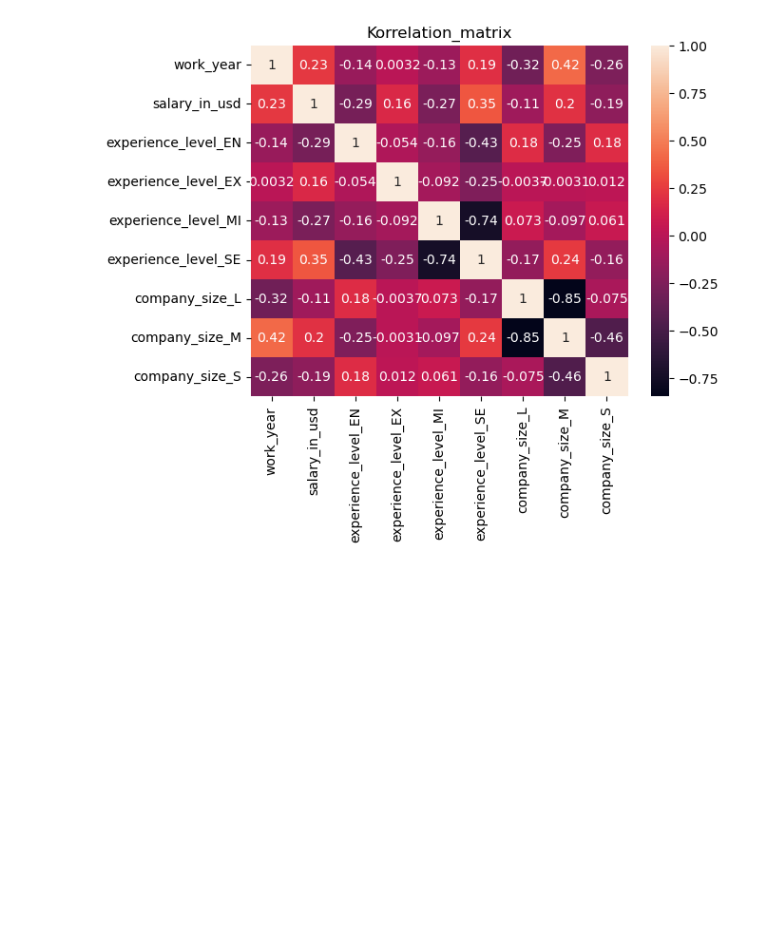
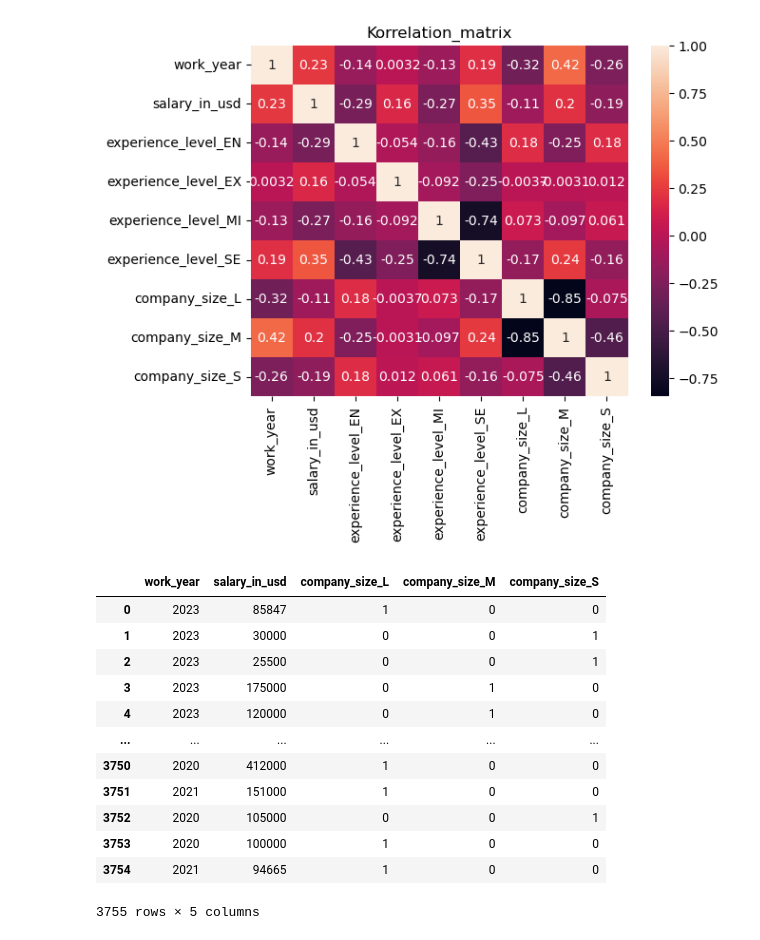
Before and after one commit to DrunkV/ML---EDA, a Jupyter notebook: data_science_salaries_2023.ipynb, the cells around one changed output. Cells and saved outputs as stored; diff of their text form; code cells hidden in the pictures; blank space fills up the shorter version.

```diff
--- a/data_science_salaries_2023.ipynb
+++ b/data_science_salaries_2023.ipynb
@@ -203,0 +191,16 @@ plt.show()
+# %%
+new_data
+# %% [output]
+|  | work_year | salary_in_usd | company_size_L | company_size_M | company_size_S |
+| 0 | 2023 | 85847 | 1 | 0 | 0 |
+| 1 | 2023 | 30000 | 0 | 0 | 1 |
+| 2 | 2023 | 25500 | 0 | 0 | 1 |
+| 3 | 2023 | 175000 | 0 | 1 | 0 |
+| 4 | 2023 | 120000 | 0 | 1 | 0 |
+| ... | ... | ... | ... | ... | ... |
+| 3750 | 2020 | 412000 | 1 | 0 | 0 |
+| 3751 | 2021 | 151000 | 1 | 0 | 0 |
+| 3752 | 2020 | 105000 | 0 | 0 | 1 |
+| 3753 | 2020 | 100000 | 1 | 0 | 0 |
+| 3754 | 2021 | 94665 | 1 | 0 | 0 |
+3755 rows × 5 columns
```
Also changed, not shown: parts of 19 cells of this notebook.
